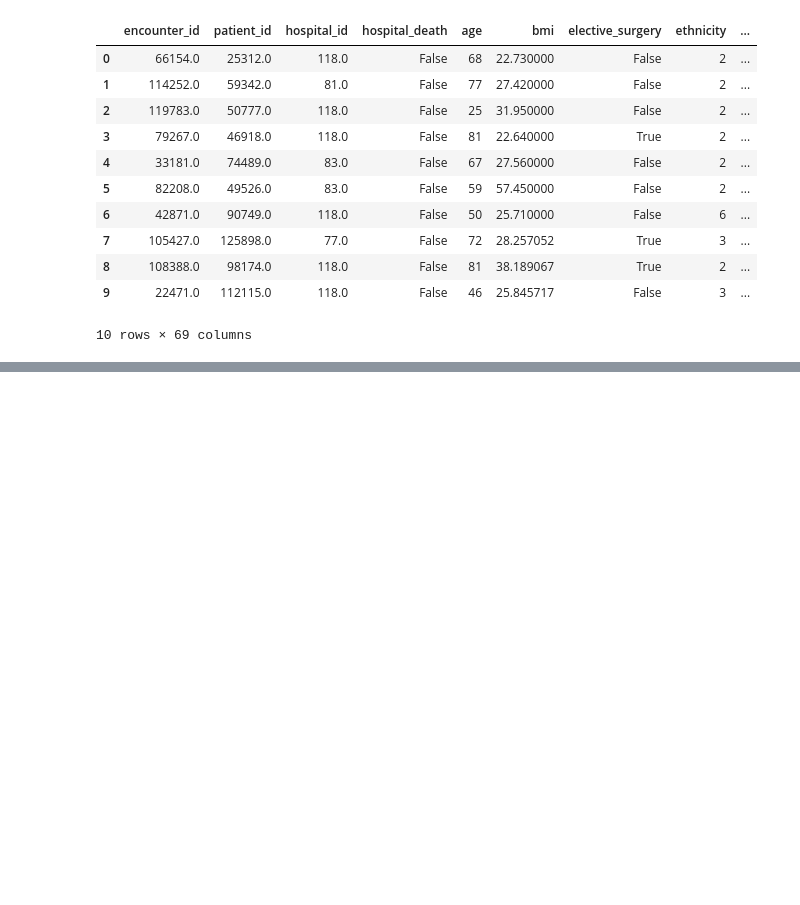
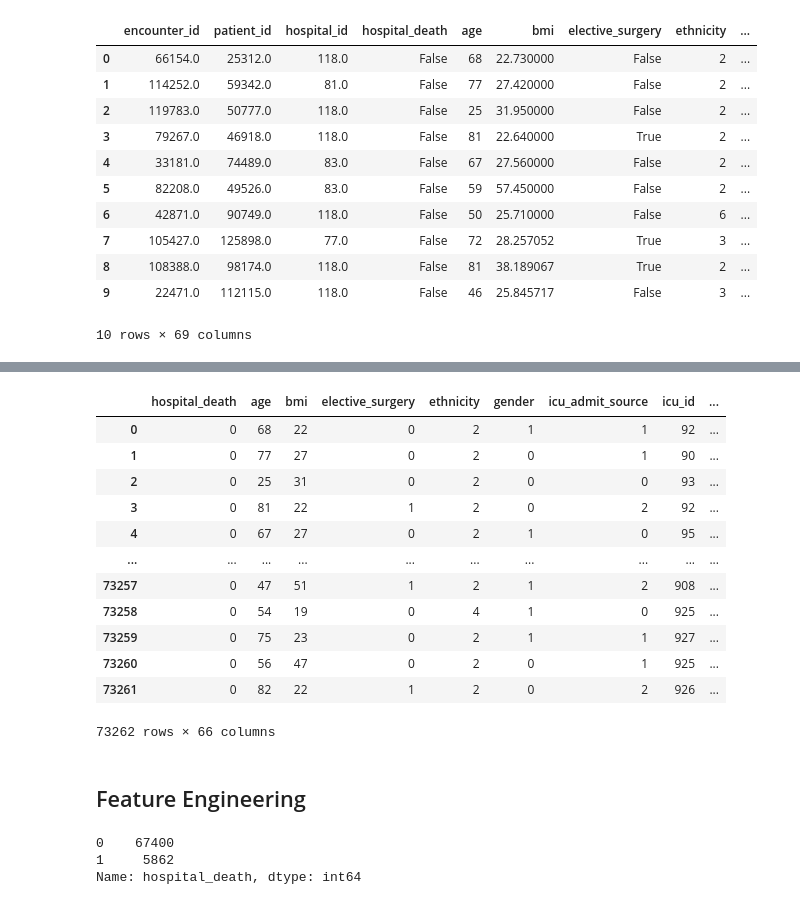
Before and after one commit to Tyfox1206/Patient_Survival_Prediction, a Jupyter notebook: Machine_Learning/Resampling_Database.ipynb, the cells around one changed output, grey strips where cells are left out. Saved outputs shown, nothing was run; the diff lists cells and outputs as text; code cells hidden in the pictures; blank space fills up the shorter version.

```diff
--- a/Machine_Learning/Resampling_Database.ipynb
+++ b/Machine_Learning/Resampling_Database.ipynb
@@ -52 +103,5 @@ patient_df.head(10)
+# %%
+# Convert Boolean values to integers
+
+patient_df.replace({False: 0, True: 1}, inplace=True)
 # %%
@@ -55,0 +122,6 @@ NameError: name 'patient_df' is not defined
+# %%
+#Convert bmi and pre_icu_los_days from float to int
+
+patient_df['bmi'] = patient_df['bmi'].astype(int)
+
+patient_df['pre_icu_los_days'] = patient_df['pre_icu_los_days'].astype(int)
@@ -56,3 +143,29 @@ NameError: name 'patient_df' is not defined
+# %%
+patient_df
+# %% [output]
+|  | hospital_death | age | bmi | elective_surgery | ethnicity | gender | icu_admit_source | icu_id | ... |
+| 0 | 0 | 68 | 22 | 0 | 2 | 1 | 1 | 92 | ... |
+| 1 | 0 | 77 | 27 | 0 | 2 | 0 | 1 | 90 | ... |
+| 2 | 0 | 25 | 31 | 0 | 2 | 0 | 0 | 93 | ... |
+| 3 | 0 | 81 | 22 | 1 | 2 | 0 | 2 | 92 | ... |
+| 4 | 0 | 67 | 27 | 0 | 2 | 1 | 0 | 95 | ... |
+| ... | ... | ... | ... | ... | ... | ... | ... | ... | ... |
+| 73257 | 0 | 47 | 51 | 1 | 2 | 1 | 2 | 908 | ... |
+| 73258 | 0 | 54 | 19 | 0 | 4 | 1 | 0 | 925 | ... |
+| 73259 | 0 | 75 | 23 | 0 | 2 | 1 | 1 | 927 | ... |
+| 73260 | 0 | 56 | 47 | 0 | 2 | 0 | 1 | 925 | ... |
+| 73261 | 0 | 82 | 22 | 1 | 2 | 0 | 2 | 926 | ... |
+73262 rows × 66 columns
+# %% [markdown]
+## Feature Engineering
+# %%
+# Target is hospital_death, count the values
+
+patient_df['hospital_death'].value_counts()
+# %% [output]
+0    67400
+1     5862
+Name: hospital_death, dtype: int64
 # %%
 # Create our features
 
```
Also changed, not shown: parts of 20 cells of this notebook, 4 other files.
